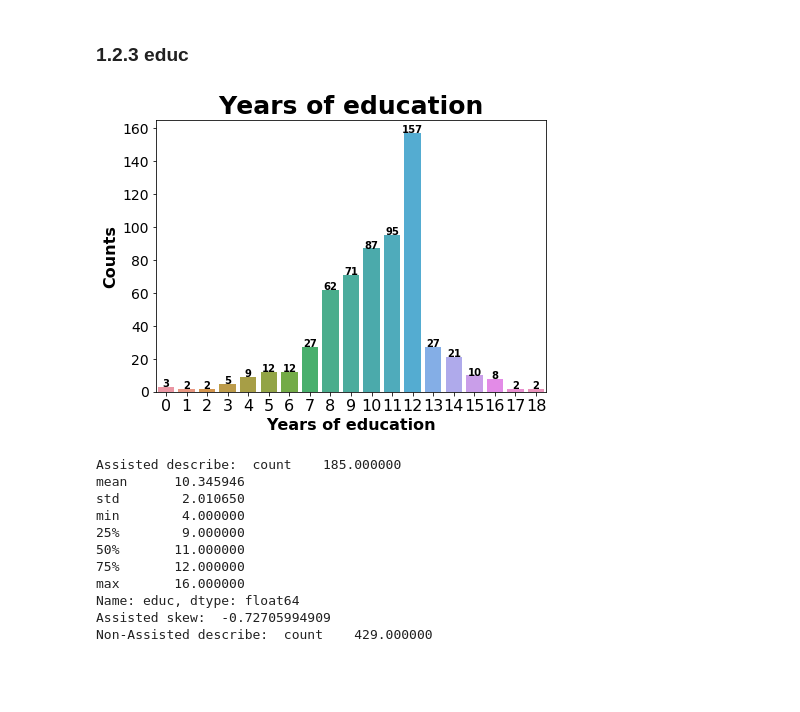
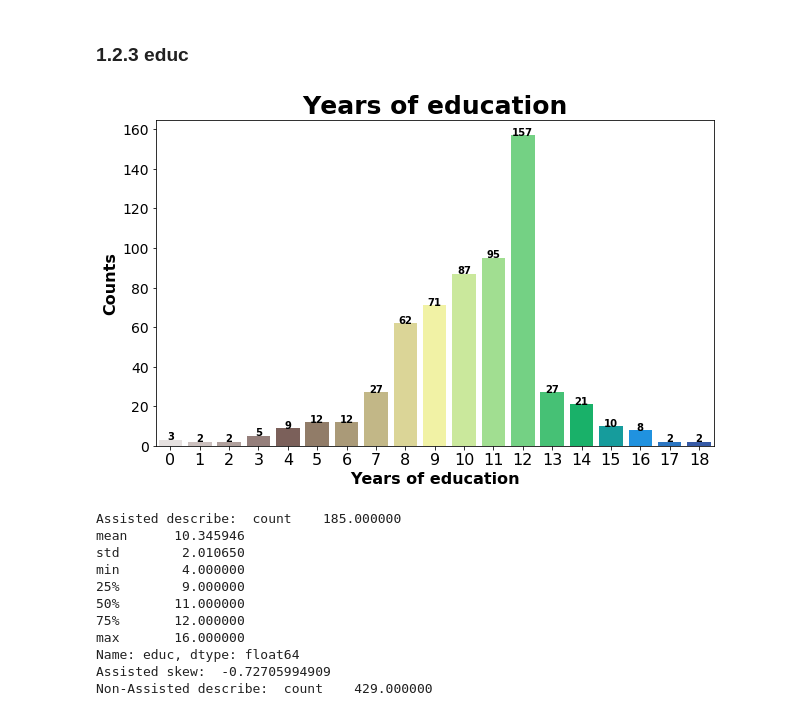
Before and after one commit to LucaZampieri/ADA_homework_LMX, a Jupyter notebook: 04 - Applied ML/Homework_04.ipynb, the cells around one changed output. Saved outputs shown, nothing was run; the diff lists cells and outputs as text; code cells hidden in the pictures; blank space fills up the shorter version.

```diff
--- a/04 - Applied ML/Homework_04.ipynb
+++ b/04 - Applied ML/Homework_04.ipynb
@@ -326,15 +326,15 @@ Non-Assisted skew:  0.888589683831
 ### 1.2.3 educ
 # %%
 # Visualize
-plt.figure(figsize=(7,5))
-ax = sns.barplot(x=df.educ.value_counts().index, y=df.educ.value_counts())
+plt.figure(figsize=(10,6))
+ax = sns.barplot(x=df.educ.value_counts().index, y=df.educ.value_counts(), palette="terrain_r")
 plt.title("Years of education", fontsize=25).set_weight('bold')
 tick_format(ax, 2)
 value_barplot_label(ax)
 ax.set_ylabel('Counts', fontsize=16).set_weight('bold')
 ax.set_xlabel('Years of education', fontsize=16).set_weight('bold')
 # %% [output]
-[figure, old version]
+[figure, new version]
 # %%
 # Visualizing distributions
 part_educ = df[df.treat == 1].educ
```
Also changed, not shown: parts of 27 cells of this notebook, 25 other files.
